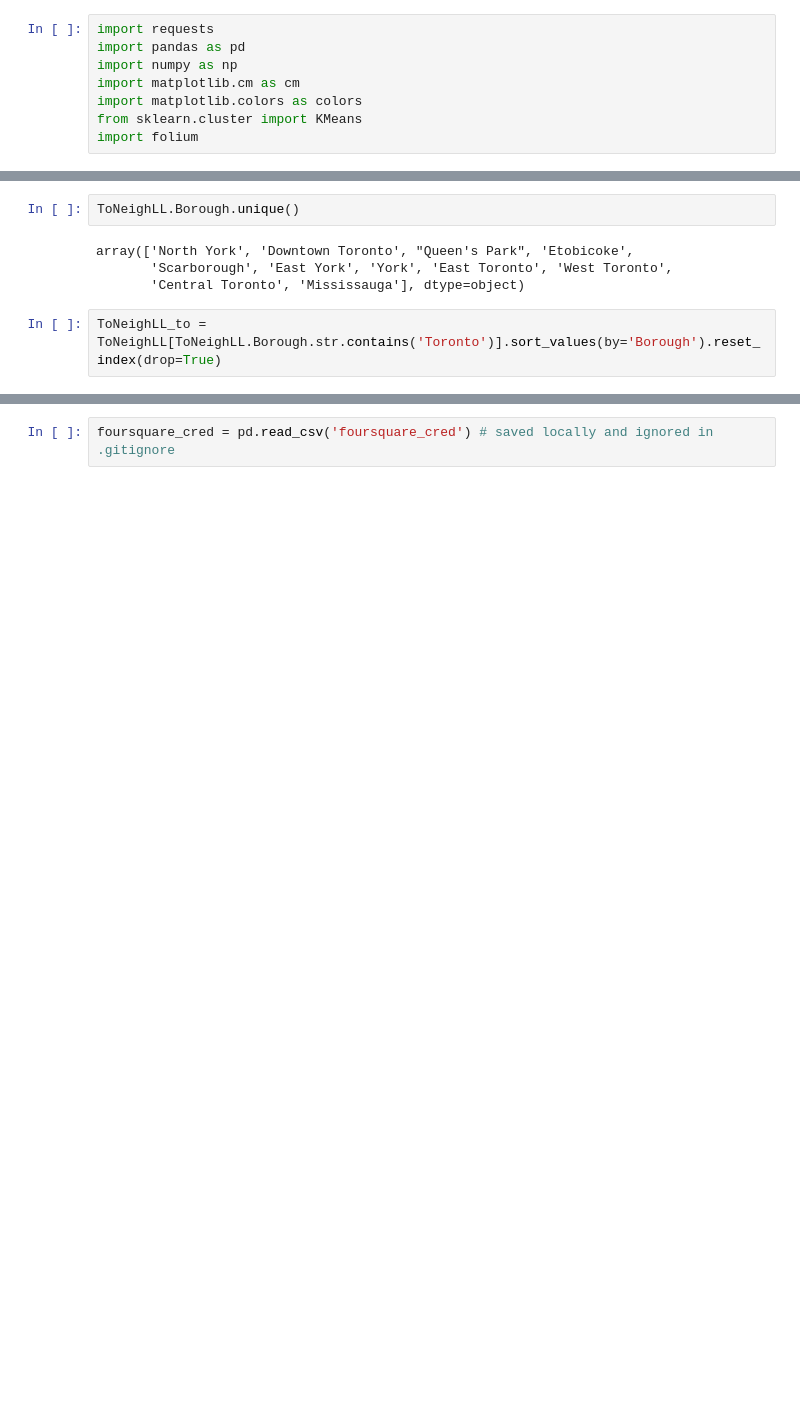
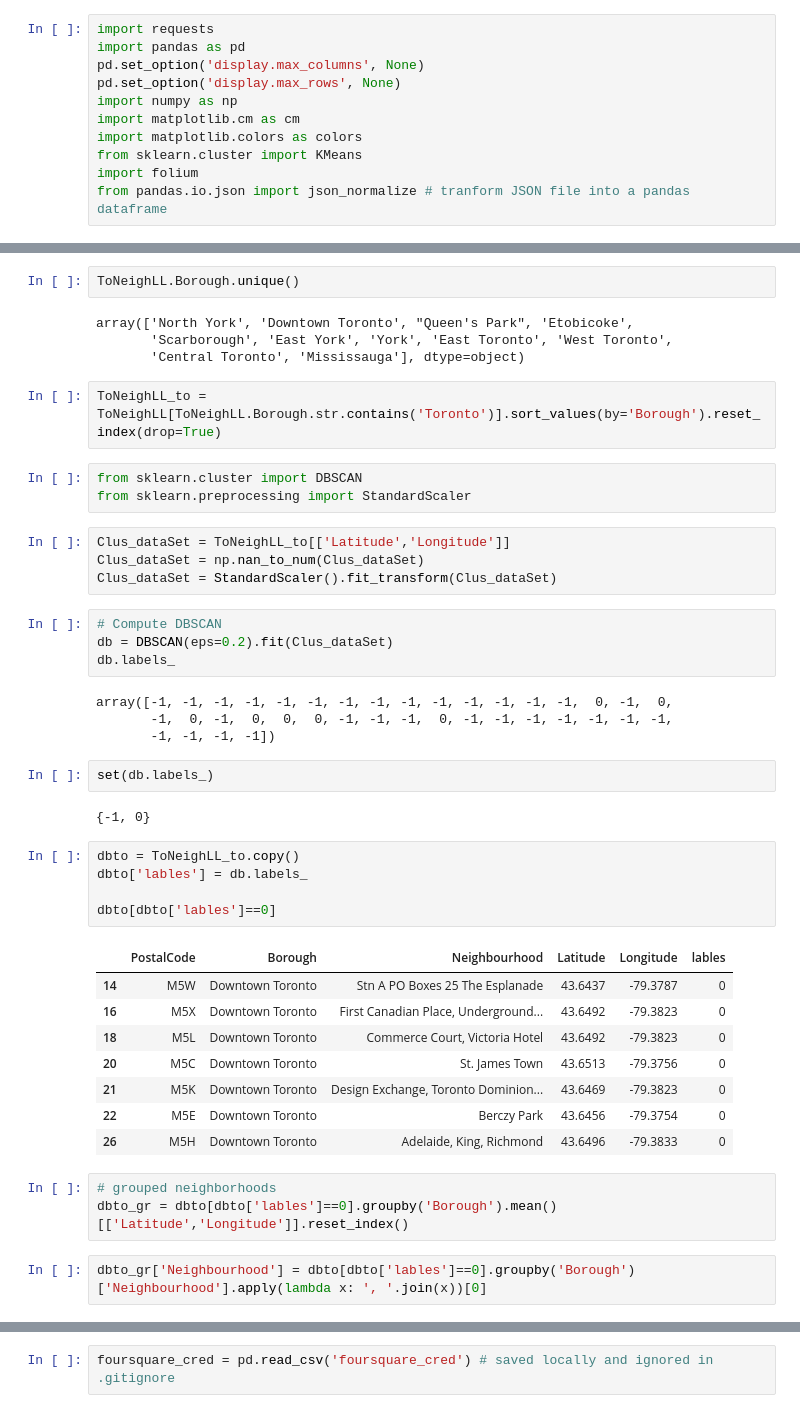
Before and after one commit to rareal/Coursera_Capstone, a Jupyter notebook: Toronto_neigh_Cluster.ipynb, the cells around one changed output, grey strips where cells are left out. Saved outputs shown, nothing was run; the diff lists cells and outputs as text; blank space fills up the shorter version.

Commit message:
pre-cleaning of cluster notebook

```diff
--- a/Toronto_neigh_Cluster.ipynb
+++ b/Toronto_neigh_Cluster.ipynb
@@ -9,11 +16,14 @@ Importing dependencies:
 # %%
 import requests
 import pandas as pd
+pd.set_option('display.max_columns', None)
+pd.set_option('display.max_rows', None)
 import numpy as np
 import matplotlib.cm as cm
 import matplotlib.colors as colors
 from sklearn.cluster import KMeans
 import folium
+from pandas.io.json import json_normalize # tranform JSON file into a pandas dataframe
 # %% [markdown]
 Read the dataset generated in the second notebook, with the PotalCodes, Borough, Neighbourhood and the Coordinates
 # %%
@@ -83,3 +111,41 @@ array(['North York', 'Downtown Toronto', "Queen's Park", 'Etobicoke',
        'Central Toronto', 'Mississauga'], dtype=object)
 # %%
 ToNeighLL_to = ToNeighLL[ToNeighLL.Borough.str.contains('Toronto')].sort_values(by='Borough').reset_index(drop=True)
+# %%
+from sklearn.cluster import DBSCAN
+from sklearn.preprocessing import StandardScaler
+# %%
+Clus_dataSet = ToNeighLL_to[['Latitude','Longitude']]
+Clus_dataSet = np.nan_to_num(Clus_dataSet)
+Clus_dataSet = StandardScaler().fit_transform(Clus_dataSet)
+# %%
+# Compute DBSCAN
+db = DBSCAN(eps=0.2).fit(Clus_dataSet)
+db.labels_
+# %% [output]
+array([-1, -1, -1, -1, -1, -1, -1, -1, -1, -1, -1, -1, -1, -1,  0, -1,  0,
+       -1,  0, -1,  0,  0,  0, -1, -1, -1,  0, -1, -1, -1, -1, -1, -1, -1,
+       -1, -1, -1, -1])
+# %%
+set(db.labels_)
+# %% [output]
+{-1, 0}
+# %%
+dbto = ToNeighLL_to.copy()
+dbto['lables'] = db.labels_
+
+dbto[dbto['lables']==0]
+# %% [output]
+|  | PostalCode | Borough | Neighbourhood | Latitude | Longitude | lables |
+| 14 | M5W | Downtown Toronto | Stn A PO Boxes 25 The Esplanade | 43.6437 | -79.3787 | 0 |
+| 16 | M5X | Downtown Toronto | First Canadian Place, Underground... | 43.6492 | -79.3823 | 0 |
+| 18 | M5L | Downtown Toronto | Commerce Court, Victoria Hotel | 43.6492 | -79.3823 | 0 |
+| 20 | M5C | Downtown Toronto | St. James Town | 43.6513 | -79.3756 | 0 |
+| 21 | M5K | Downtown Toronto | Design Exchange, Toronto Dominion... | 43.6469 | -79.3823 | 0 |
+| 22 | M5E | Downtown Toronto | Berczy Park | 43.6456 | -79.3754 | 0 |
+| 26 | M5H | Downtown Toronto | Adelaide, King, Richmond | 43.6496 | -79.3833 | 0 |
+# %%
+# grouped neighborhoods
+dbto_gr = dbto[dbto['lables']==0].groupby('Borough').mean()[['Latitude','Longitude']].reset_index()
+# %%
+dbto_gr['Neighbourhood'] = dbto[dbto['lables']==0].groupby('Borough')['Neighbourhood'].apply(lambda x: ', '.join(x))[0]
```
Also changed, not shown: parts of 30 cells of this notebook, 1 other file.
